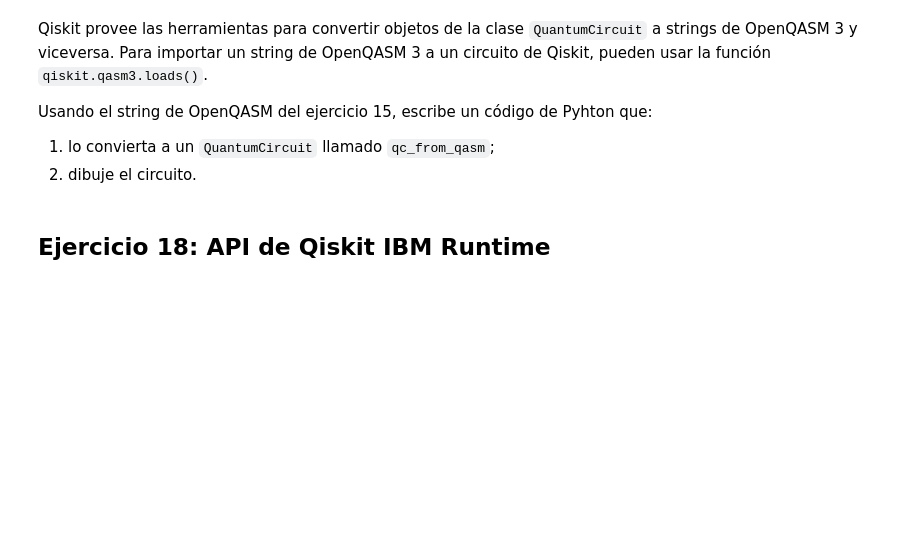
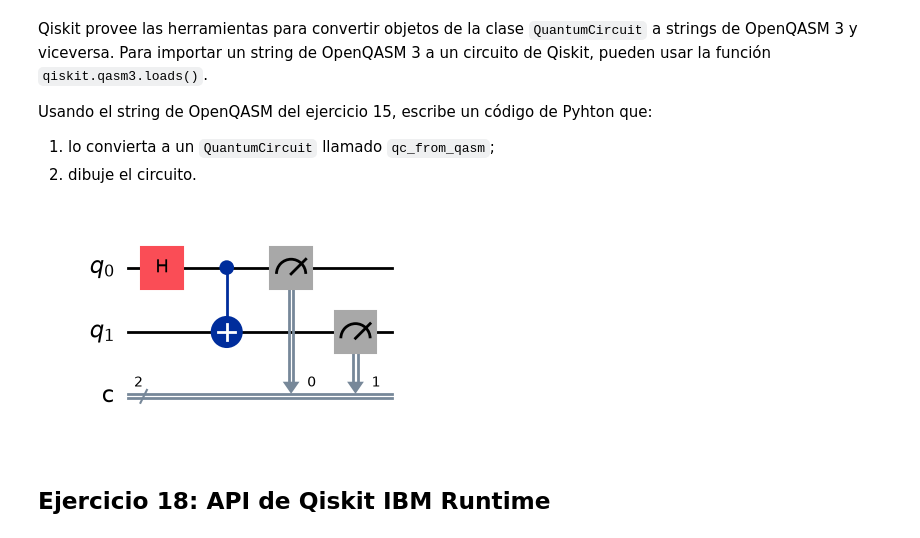
Before and after one commit to 0xLozi/quantum_computing_jam, a Jupyter notebook: Clase_2,_Parte_2_Computación_Cuántica.ipynb, the cells around one changed output. Saved outputs shown, nothing was run; the diff lists cells and outputs as text; code cells hidden in the pictures; blank space fills up the shorter version.

```diff
--- a/Clase_2,_Parte_2_Computación_Cuántica.ipynb
+++ b/Clase_2,_Parte_2_Computación_Cuántica.ipynb
@@ -524,6 +555,13 @@ Usando el string de OpenQASM del ejercicio 15, escribe un código de Pyhton que:
 2. dibuje el circuito.
 # %%
 # Escribe tu código aquí
+import qiskit.qasm3
+
+qc_from_qasm = qiskit.qasm3.loads(qasm3_string)
+
+qc_from_qasm.draw('mpl')
+# %% [output]
+[figure, added]
 # %% [markdown]
 ## Ejercicio 18: API de Qiskit IBM Runtime
 # %% [markdown]
```
Also changed, not shown: parts of 10 cells of this notebook, 2 other files.
